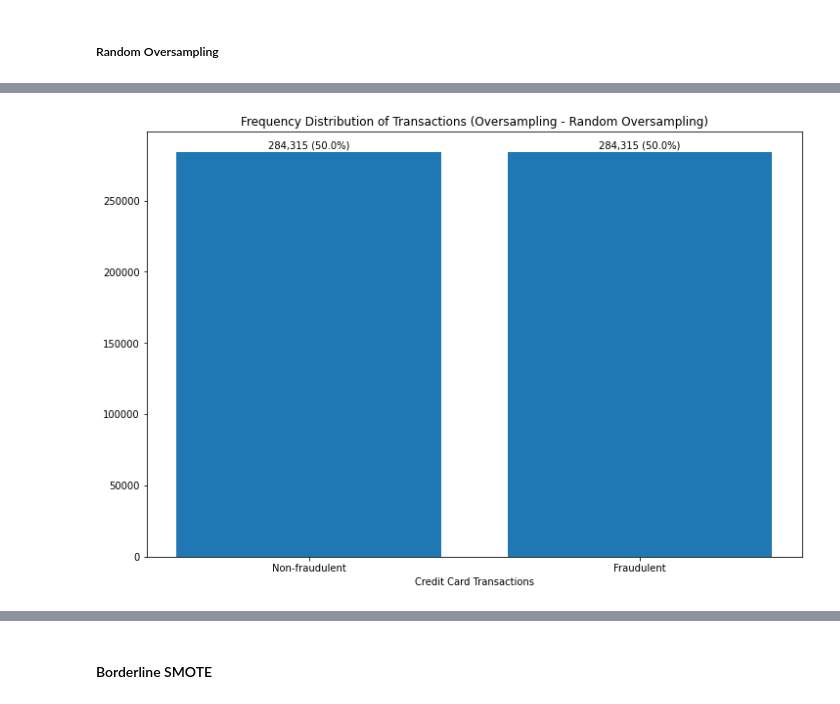
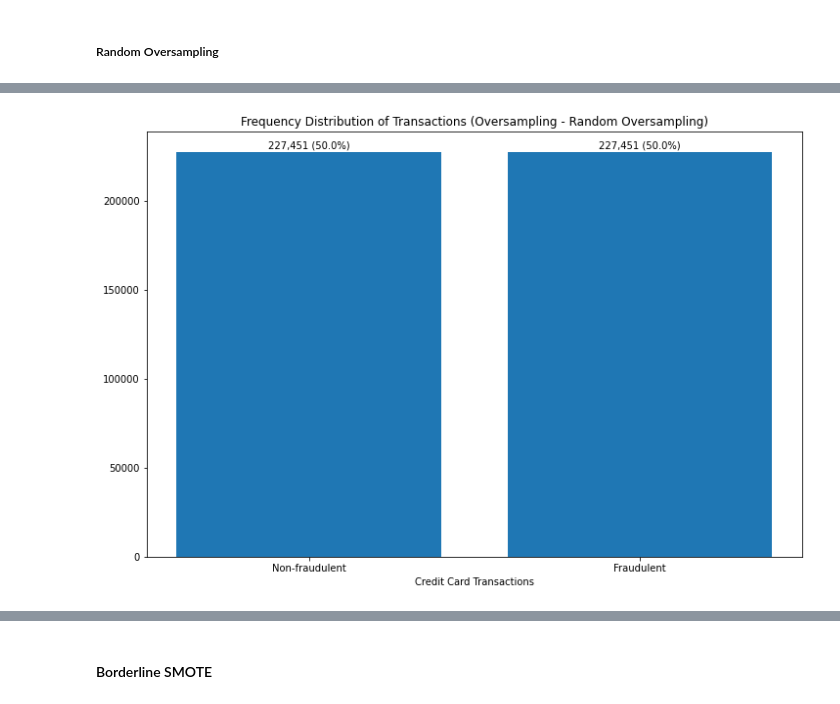
Before and after one commit to Pharoouzy/credit-card-fraud-detection, a Jupyter notebook: src/notebooks/model_development.ipynb, the cells around one changed output, grey strips where cells are left out. Saved outputs shown, nothing was run; the diff lists cells and outputs as text; code cells hidden in the pictures.

```diff
--- a/src/notebooks/model_development.ipynb
+++ b/src/notebooks/model_development.ipynb
@@ -32,6 +34,8 @@ df.head()
 # %%
 X = df.drop(columns='Class')
 y = df['Class']
+# %%
+X_train, X_holdout, y_train, y_holdout = train_test_split(X, y, test_size=0.2, stratify=y, random_state=1)
 # %%
 def add_data_labels_bar(x,y, pos):
     y_total = y.sum()
@@ -103,4 +99,4 @@ Mean ROC AUC: 0.897
 ##### Random Oversampling
 # %%
 over_s2 = o_sampling.RandomOverSampler(sampling_strategy= 'minority')
-X_sam2, y_sam2 = over_s2.fit_resample(X, y)
+X_train_sam2, y_train_sam2 = over_s2.fit_resample(X_train, y_train)
@@ -111,7 +103,7 @@ plt.scatter(X_sam2['V1'], X_sam2['V2'], c=y_sam2);
 # %%
-plot_y_dist(y_sam2, 'Oversampling - Random Oversampling')
+plot_y_dist(y_train_sam2, 'Oversampling - Random Oversampling')
 # %% [output]
-[figure, old version]
+[figure, new version]
 # %%
 evaluate_sampler(('os2', over_s2))
 # %% [output]
```
Also changed, not shown: parts of 72 cells of this notebook.
